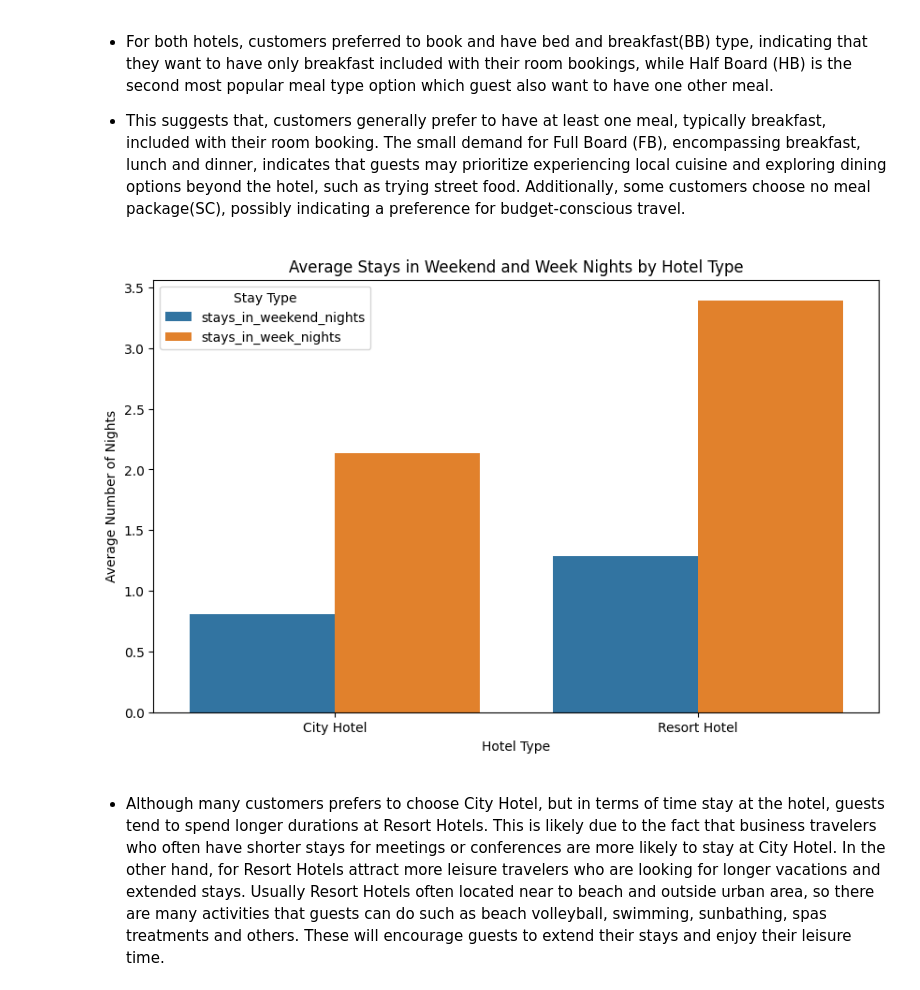
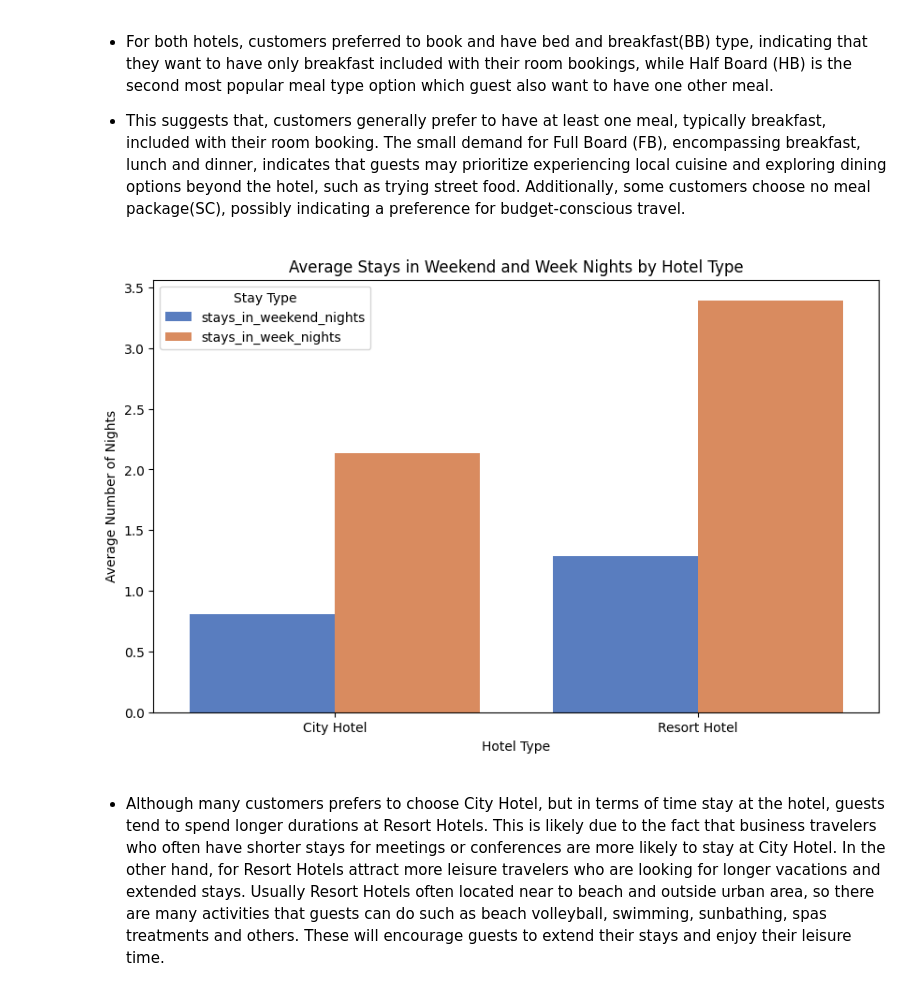
Before and after one commit to aliaghafur/P146222-_Project2, a Jupyter notebook: _P146222__Project_2_Hotel_Analysis_SEM1_20242025_20250126.ipynb, the cells around one changed output. Cells and saved outputs as stored; diff of their text form; code cells hidden in the pictures.

```diff
--- a/_P146222__Project_2_Hotel_Analysis_SEM1_20242025_20250126.ipynb
+++ b/_P146222__Project_2_Hotel_Analysis_SEM1_20242025_20250126.ipynb
@@ -590,24 +580,24 @@ plt.show()
 # %%
 # plot for'stays_in_weekend_nights' and 'stays_in_week_nights' by 'hotel'
 # group data by hotel type
 # calculate average for night stay
 hotel_stays = merged_df.groupby('hotel')[['stays_in_weekend_nights', 'stays_in_week_nights']].mean().reset_index()
 
 # from 'hotel_stay', there are three column - 'hotel', 'stays_in_weekend_nights', 'stays_in_week_nights'
 # add another column (average_night)
 # 'stays_in_weekend_nights', 'stays_in_week_nights' become one column = 'stay_type'
 hotel_melt = hotel_stays.melt(id_vars=['hotel'], var_name='stay_type', value_name='average_nights')
 
 # create the grouped bar chart
 plt.figure(figsize=(10, 6))
-sns.barplot(x='hotel', y='average_nights', hue='stay_type', data=hotel_melt)
+sns.barplot(x='hotel', y='average_nights', hue='stay_type', data=hotel_melt, palette='muted')
 plt.title('Average Stays in Weekend and Week Nights by Hotel Type')
 plt.xlabel('Hotel Type')
 plt.ylabel('Average Number of Nights')
 plt.legend(title='Stay Type')
 plt.show()
 # %% [output]
-[figure, old version]
+[figure, new version]
 # %% [markdown]
  - Although many customers prefers to choose City Hotel, but in terms of time stay at the hotel, guests tend to spend longer durations at Resort Hotels. This is likely due to the fact that business travelers who often have shorter stays for meetings or conferences are more likely to stay at City Hotel. In the other hand, for Resort Hotels attract more leisure travelers who are looking for longer vacations and extended stays. Usually Resort Hotels often located near to beach and outside urban area, so there are many activities that guests can do such as beach volleyball, swimming, sunbathing, spas treatments and others. These will encourage guests to extend their stays and enjoy their leisure time.
 
```
Also changed, not shown: parts of 13 cells of this notebook.
